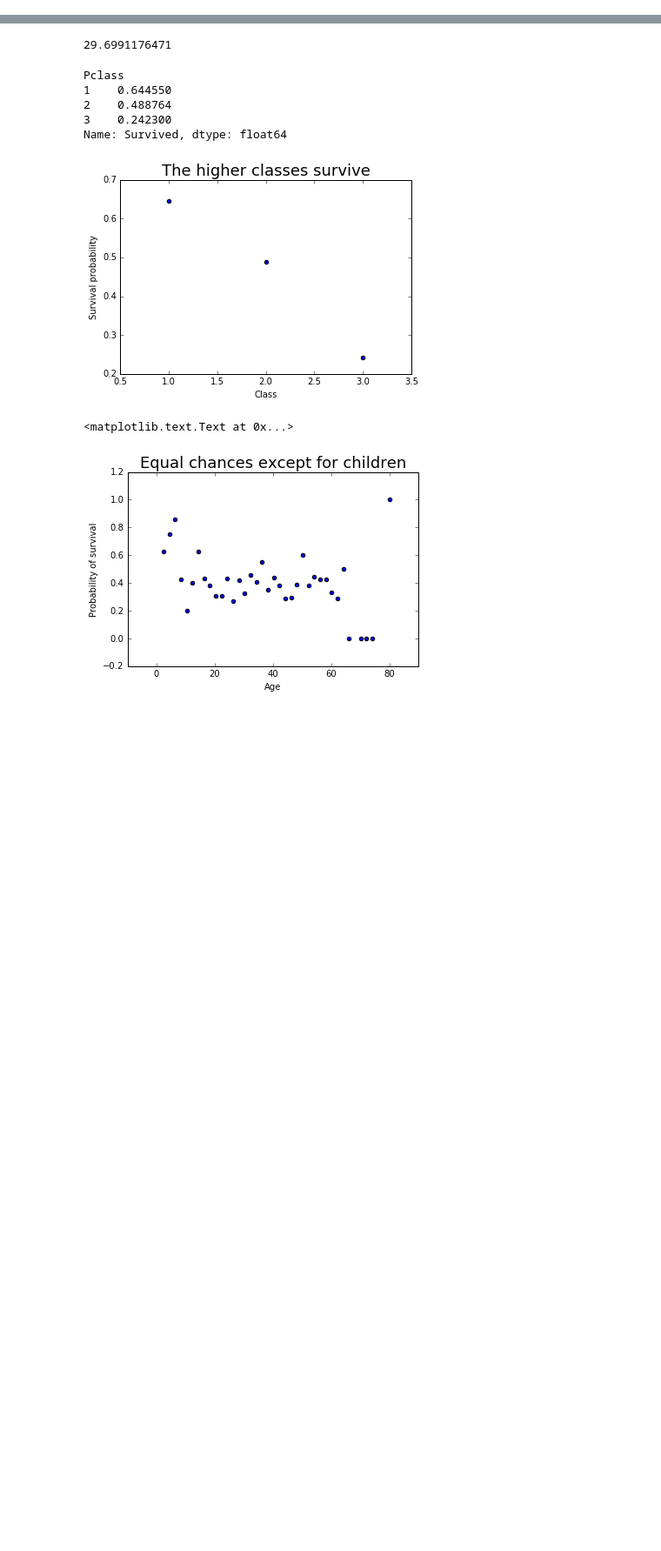
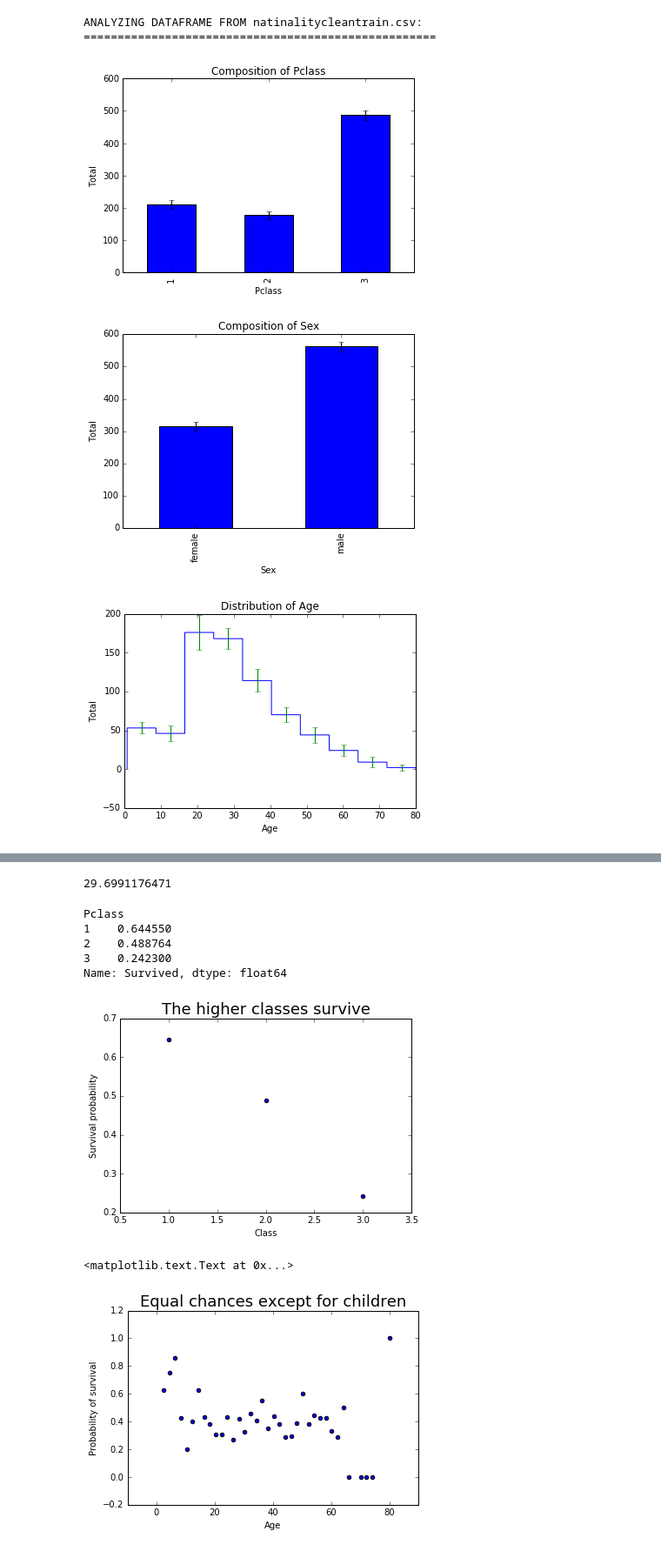
Before and after one commit to dangall/FullDataAnalysisPipeline, a Jupyter notebook: DataExploration.ipynb, the cells around one changed output, grey strips where cells are left out. Shown at 87% size. Saved outputs shown, nothing was run; the diff lists cells and outputs as text; code cells hidden in the pictures; blank space fills up the shorter version.

Commit message:
Finish global data analysis

```diff
--- a/DataExploration.ipynb
+++ b/DataExploration.ipynb
@@ -55,40 +55,86 @@ def drawBarPlotOfTotals(thedataframe, columnname, num_iterations = 1000):
     plt.ylabel("Total")
     plt.title("Composition of "+columnname)
     plt.show()
+
+# Returns the error bars and bins of a histogram of a quantitative column by bootstrapping the histogram counts
+def getHistogramErrorbar(thedataframe, columnname, num_iterations = 1000):
+    sizesample = thedataframe.shape[0]
+    sampletotals = []
+    for ii in range(num_iterations):
+        sampledcolumn = thedataframe.sample(n=sizesample, replace=True)[columnname]
+        sampletotals.append(np.histogram(sampledcolumn))
+    binvalues = np.transpose(np.array([histogramvalues[0] for histogramvalues in sampletotals]))
+    histogramdata = ([binval.std() for binval in binvalues] , sampletotals[0][1])
+    return histogramdata
+
+# Draws a histogram of a given quantitative column of a given dataframe,
+# with error bars, using the function getHistogramErrorbar.
+def drawHistogramWithErrorbars(thedataframe, columnname, num_iterations = 1000):
+    (histerrorbars, bins) = getHistogramErrorbar(thedataframe, columnname, num_iterations)
+    (n, bins, _) = plt.hist(thedataframe[columnname], bins=bins, histtype = 'step')
+    mid = 0.5*(bins[1:] + bins[:-1])
+    plt.errorbar(mid, n, yerr=histerrorbars, fmt='none')
+    plt.xlabel(columnname)
+    plt.ylabel("Total")
+    plt.title("Distribution of "+columnname)
+    plt.show()
 # %%
 #================================================================================================
 # USER INPUT!
+# We shall now do som  global exploratory analysis on our data. We will later segment the data and
+# perform an analysis on each
 # We need to know what category of data we have in each column:
 # - "C": categorical (can do =, !=)
 # - "O": ordinal (can do =, !=, >, <)
 # - "QC": quantative comparison (zero unimportant, e.g. time stamps) (can do =, !=, >, <, +, -)
 # - "QA": quantative absolute (zero important, e.g. length) (can do =, !=, >, <, +, -, * , /)
 # This information will be in the form of a dictionary, for each data table
 
 datacategories = [ # we put "Survived" as "QA" because we interpret it as a survival probability
     {'Survived': "QA", 'Pclass': "O", 'Name': "C", 'Sex': "C",
      'Age': "QA", 'SibSp': "QA", 'Parch': "QA", 'Ticket': "C",
      'Fare': "QA", 'Cabin': "C", 'Embarked': "C", 'Nationality': "C"}
 ]
 
 # It is useless to find the copmosition of certain columns, since they are nearly all different
 # and are hence more similar to a unique identifier
 uselesscolumns = [
-    ["Name", "Ticket"]
+    ["Survived", "Name", "Ticket"]
 ]
 
 # In each column, some entries are unknown and have been filled by by e.g. "X". We would
 # like to remove these when looking at the compositions. You might need to look in the
 # CleaningNotebook to find out what the unknown entries are called
 unknowns = [
     {"Survived": -1, "Pclass": -1,"Name": "Unknown name", "Sex": "Unspecified",
      "Ticket": "XXXXXX", "Cabin": "X", "Embarked": "X",
-     "Age": thedata["Age"][abs(thedata["Age"] - thedata["Age"].mean()) < 0.2].unique()[0]}
+     "Age": alldataframes[0]["Age"][abs(alldataframes[0]["Age"] - alldataframes[0]["Age"].mean()) < 0.2].unique()[0]}
 ]
 
 #================================================================================================
 
 # FROM HERE ON IT'S AUTOMATIC
 # We'll first do some descriptive work on our data: for "C" and "O", it's good to know the
 # proportions of each of the categories (and their total). For "QC" and "QA" we would like to have a
 # distribution of the data. Ideally, we would always like to see error bars on everything.
+
+for ii in range(len(alldataframes)):
+    print "ANALYZING DATAFRAME FROM " + datafilenames[ii] + ":"
+    print "===================================================="
+    for col in alldataframes[ii]:
+        if (datacategories[ii][col]=="C" or datacategories[ii][col]=="O") and (col not in uselesscolumns[ii]):
+            if col in unknowns[ii]:
+                drawBarPlotOfTotals(alldataframes[ii][alldataframes[ii][col]!= unknowns[ii][col]],col)
+            else:
+                drawBarPlotOfTotals(alldataframes[ii],col)
+        if (datacategories[ii][col]=="QA" or datacategories[ii][col]=="QC") and (col not in uselesscolumns[ii]):
+            if col in unknowns[ii]:
+                drawHistogramWithErrorbars(alldataframes[ii][alldataframes[ii][col]!= unknowns[ii][col]], col)
+            else:
+                drawHistogramWithErrorbars(alldataframes[ii], col)
+# %% [output]
+ANALYZING DATAFRAME FROM natinalitycleantrain.csv:
+====================================================
+[figure, added]
+[figure, added]
+[figure, added]
```
Also changed, not shown: parts of 4 cells of this notebook.
